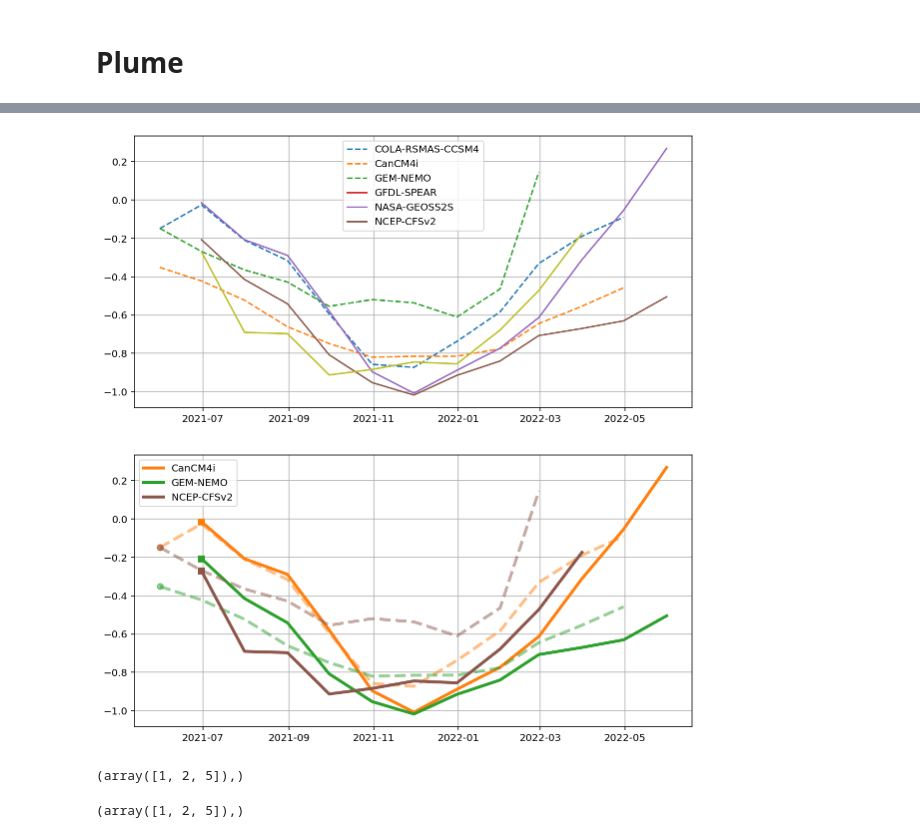
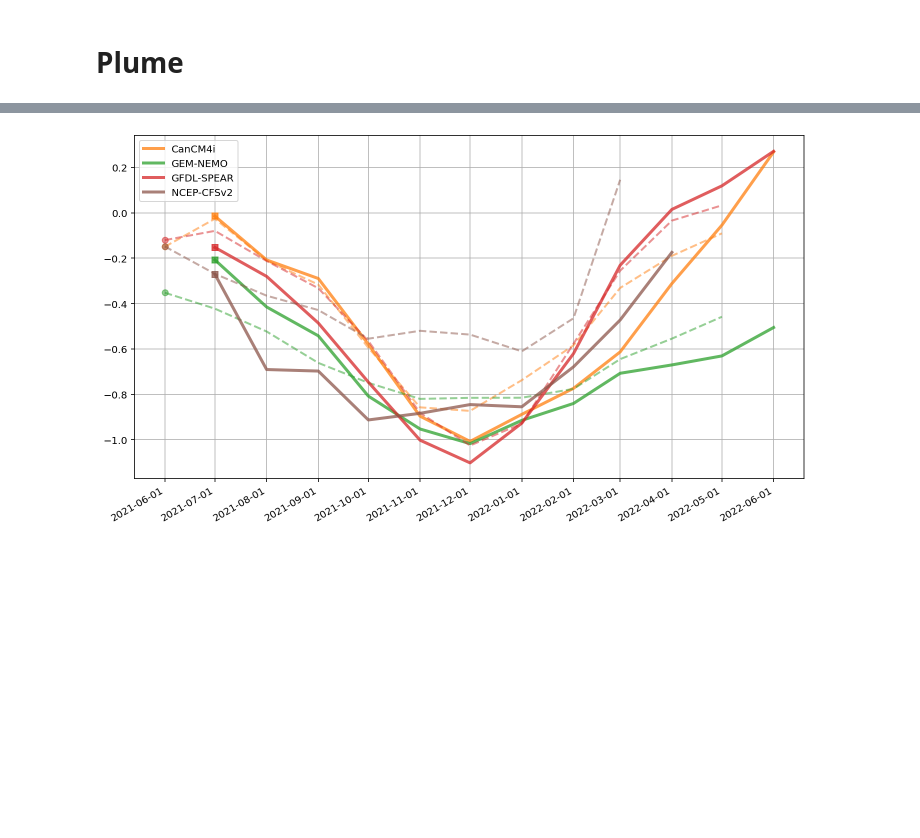
Before and after one commit to mktippett/NMME, a Jupyter notebook: n34.ipynb, the cells around one changed output, grey strips where cells are left out. Drawn from its saved outputs; the diff is of its cells as text; code cells hidden in the pictures; blank space fills up the shorter version.

```diff
--- a/n34.ipynb
+++ b/n34.ipynb
@@ -426,47 +426,26 @@ print(ds.S[-1].values)
 #convert from cftime to regular time
 start = ds.indexes['S'].to_datetimeindex()
 # %%
-fig,ax = plt.subplots(figsize=(10, 5))
-#last month
-leads = pd.date_range(start[-3], periods=12, freq="M")
-ax.plot(leads, ds.ssta.isel(S=-2).mean('M').T[:, [1, 2, 5]], '--')
+avail = np.where(~np.isnan(ds.ssta.isel(S=-1).isel(L=0).mean('M')))
 
-#this month
-leads = pd.date_range(start[-2], periods=12, freq="M")
-ax.plot(leads, ds.ssta.isel(S=-1).mean('M').T)
+fig,ax = plt.subplots(figsize=(12, 7))
+for im in avail[0]:
+    #last month
+    leads = pd.date_range(start[-2], periods=12, freq="MS")
+    ax.plot(leads, ds.ssta.isel(S=-2).mean('M').T[:, im], '--', lw=2, color=colors[im], alpha=0.5)
+    ax.plot(leads[0], ds.ssta.isel(S=-2).mean('M').T[0, im], 'o', lw=2, color=colors[im], alpha=0.5)
 
-ax.legend(ds.model.values, ncol=1)
+
+    #this month
+    leads = pd.date_range(start[-1], periods=12, freq="MS")
+    ax.plot(leads, ds.ssta.isel(S=-1).mean('M').T[:, im], lw=3, color=colors[im], label=ds.model.values[im], alpha=0.75)
+    ax.plot(leads[0], ds.ssta.isel(S=-1).mean('M').T[0, im], 's', lw=3, color=colors[im], alpha=0.75)
+
+ax.set_xticks(pd.date_range(start[-2], periods=13, freq="MS"))
+fig.autofmt_xdate()
+
+ax.legend(ncol=1)
 ax.grid()
+fig.set_facecolor("white")
 # %% [output]
-[figure, old version]
+[figure, new version]
-# %%
-avail = np.where(~np.isnan(ds.ssta.isel(S=-1).isel(L=0).mean('M')))
-avail = (1, 2, 5)
-
-fig,ax = plt.subplots(figsize=(10, 5))
-for im in avail:
-    #last month
-    leads = pd.date_range(start[-3], periods=12, freq="M")
-    ax.plot(leads, ds.ssta.isel(S=-2).mean('M').T[:, im], '--', lw=3, color=colors[im], alpha=0.5)
-    ax.plot(leads[0], ds.ssta.isel(S=-2).mean('M').T[0, im], 'o', lw=3, color=colors[im], alpha=0.5)
-
-
-    #this month
-    leads = pd.date_range(start[-2], periods=12, freq="M")
-    ax.plot(leads, ds.ssta.isel(S=-1).mean('M').T[:, im], lw=3, color=colors[im], label=ds.model.values[im])
-    ax.plot(leads[0], ds.ssta.isel(S=-1).mean('M').T[0, im], 's', lw=3, color=colors[im])
-
-
-ax.legend(ncol=1)
-ax.grid()
-fig.set_facecolor("white")
-# %% [output]
-[figure, removed]
-# %%
-np.where(~np.isnan(ds.ssta.isel(S=-1).isel(L=0).mean('M')))
-# %% [output]
-(array([1, 2, 5]),)
-# %%
-print(np.where(~np.isnan(ds.ssta.isel(S=-1).isel(L=0).mean('M'))))
-# %% [output]
-(array([1, 2, 5]),)
```
Also changed, not shown: parts of 4 cells of this notebook.
